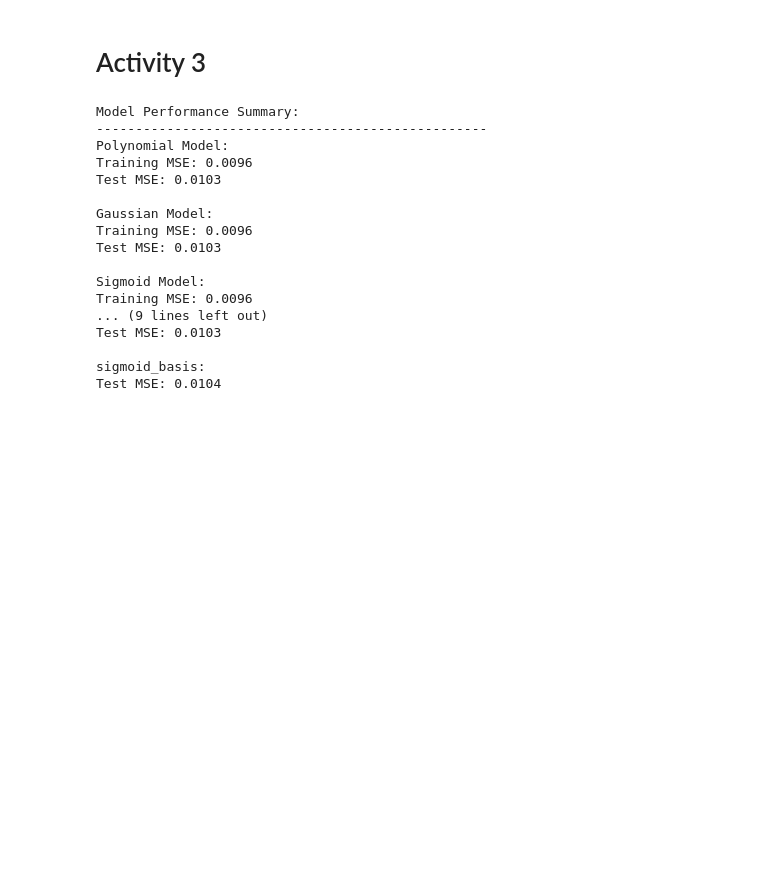
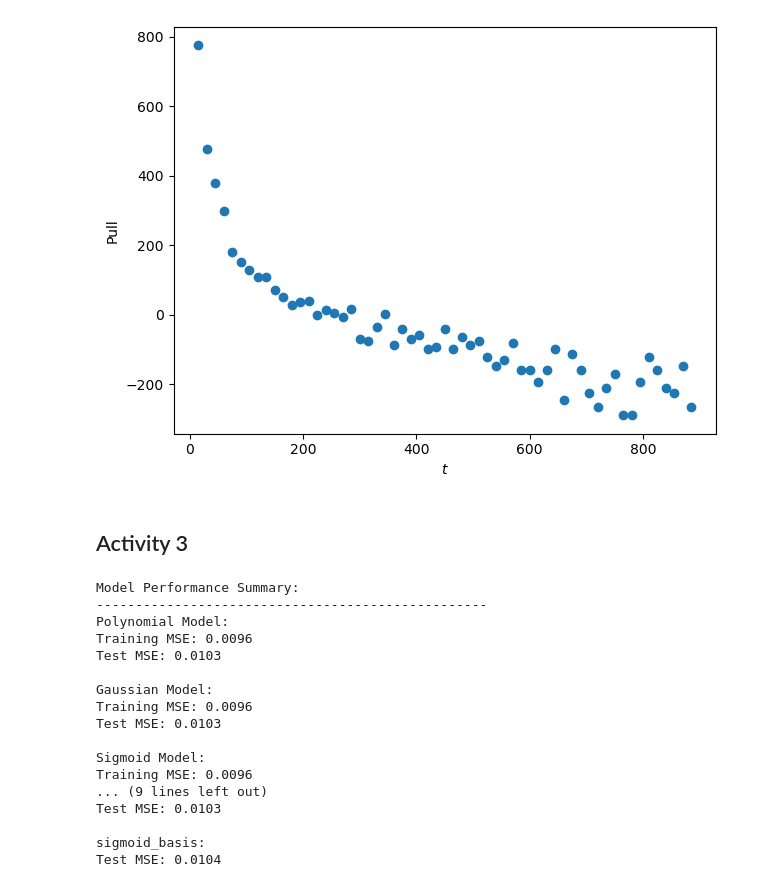
Before and after one commit to AnanyaV15/PHY657, a Jupyter notebook: Module3.ipynb, the cells around one changed output. Cells and saved outputs as stored; diff of their text form; code cells hidden in the pictures; blank space fills up the shorter version.

```diff
--- a/Module3.ipynb
+++ b/Module3.ipynb
@@ -1,3 +161,12 @@
+# %%
+plt.scatter(data['time'], pull)
+plt.xlabel(r'$t$')
+plt.ylabel('Pull')
+
+plt.tight_layout()
+plt.savefig('mod3_act2_fig3.png', dpi=300)
+# %% [output]
+[figure, added]
 # %% [markdown]
-# Activity 3
+## Activity 3
 # %%
```
Also changed, not shown: parts of 20 cells of this notebook.
